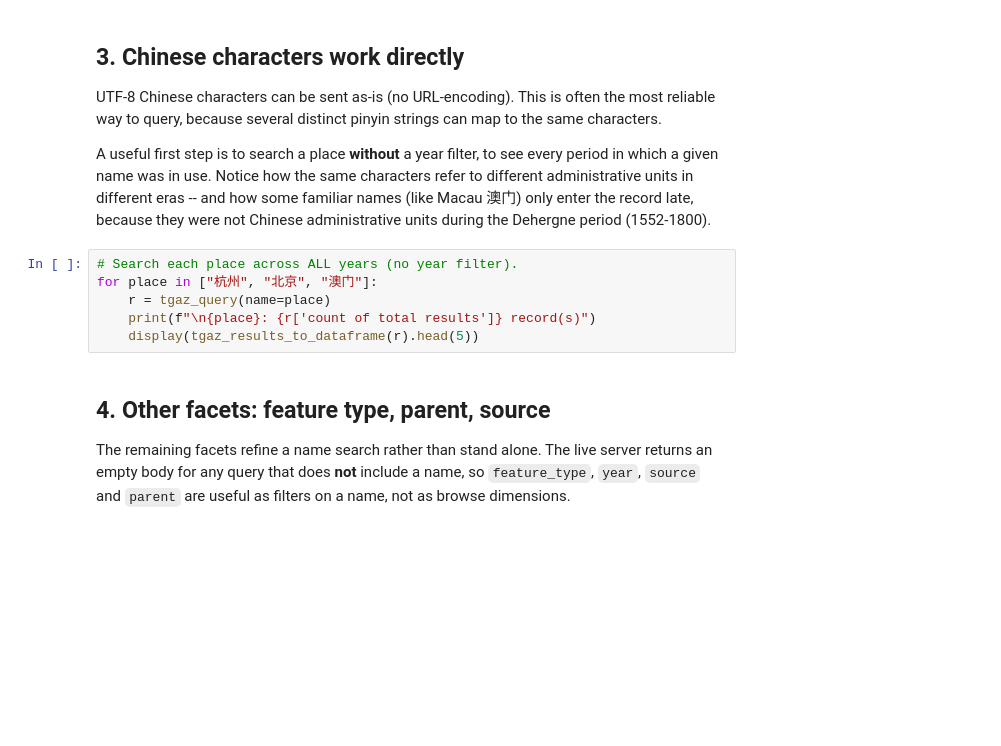
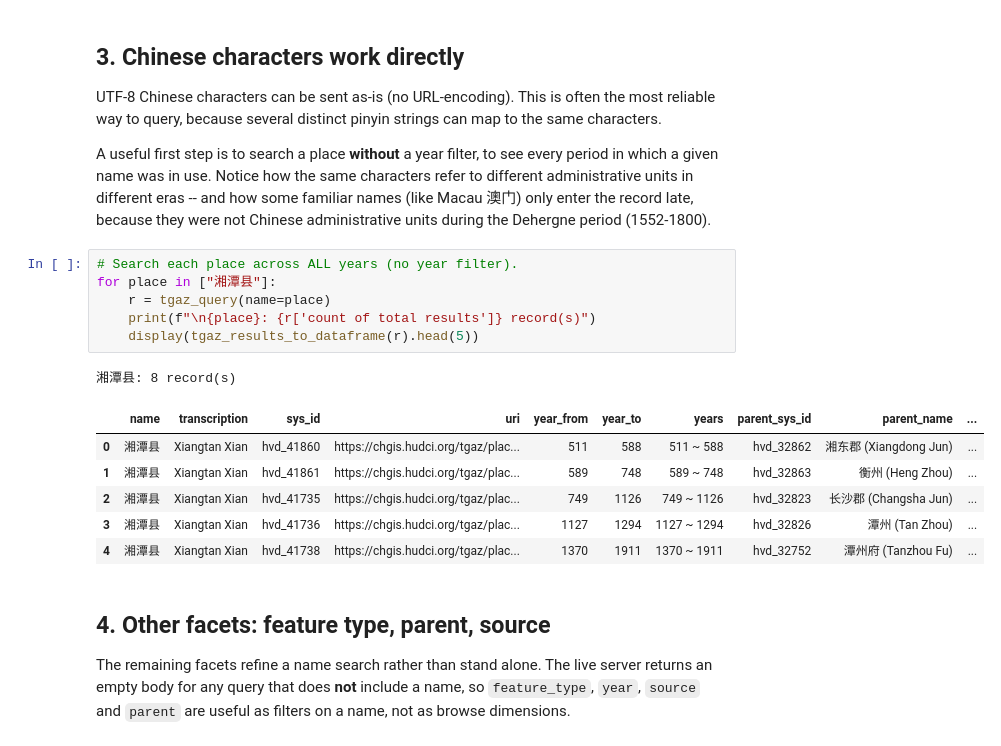
Before and after one commit to joaquimrcarvalho/dehergne-locations, a Jupyter notebook: notebooks/chgis-tgaz.ipynb, the cells around one changed output. Drawn from its saved outputs; the diff is of its cells as text; blank space fills up the shorter version.

```diff
--- a/notebooks/chgis-tgaz.ipynb
+++ b/notebooks/chgis-tgaz.ipynb
@@ -79,10 +103,18 @@ because they were not Chinese administrative units during the Dehergne
 period (1552-1800).
 # %%
 # Search each place across ALL years (no year filter).
-for place in ["杭州", "北京", "澳门"]:
+for place in ["湘潭县"]:
     r = tgaz_query(name=place)
     print(f"\n{place}: {r['count of total results']} record(s)")
     display(tgaz_results_to_dataframe(r).head(5))
+# %% [output]
+湘潭县: 8 record(s)
+|  | name | transcription | sys_id | uri | year_from | year_to | years | parent_sys_id | parent_name | ... |
+| 0 | 湘潭县 | Xiangtan Xian | hvd_41860 | https://chgis.hudci.org/tgaz/plac... | 511 | 588 | 511 ~ 588 | hvd_32862 | 湘东郡 (Xiangdong Jun) | ... |
+| 1 | 湘潭县 | Xiangtan Xian | hvd_41861 | https://chgis.hudci.org/tgaz/plac... | 589 | 748 | 589 ~ 748 | hvd_32863 | 衡州 (Heng Zhou) | ... |
+| 2 | 湘潭县 | Xiangtan Xian | hvd_41735 | https://chgis.hudci.org/tgaz/plac... | 749 | 1126 | 749 ~ 1126 | hvd_32823 | 长沙郡 (Changsha Jun) | ... |
+| 3 | 湘潭县 | Xiangtan Xian | hvd_41736 | https://chgis.hudci.org/tgaz/plac... | 1127 | 1294 | 1127 ~ 1294 | hvd_32826 | 潭州 (Tan Zhou) | ... |
+| 4 | 湘潭县 | Xiangtan Xian | hvd_41738 | https://chgis.hudci.org/tgaz/plac... | 1370 | 1911 | 1370 ~ 1911 | hvd_32752 | 潭州府 (Tanzhou Fu) | ... |
 # %% [markdown]
 ## 4. Other facets: feature type, parent, source
 
```
Also changed, not shown: parts of 15 cells of this notebook.
